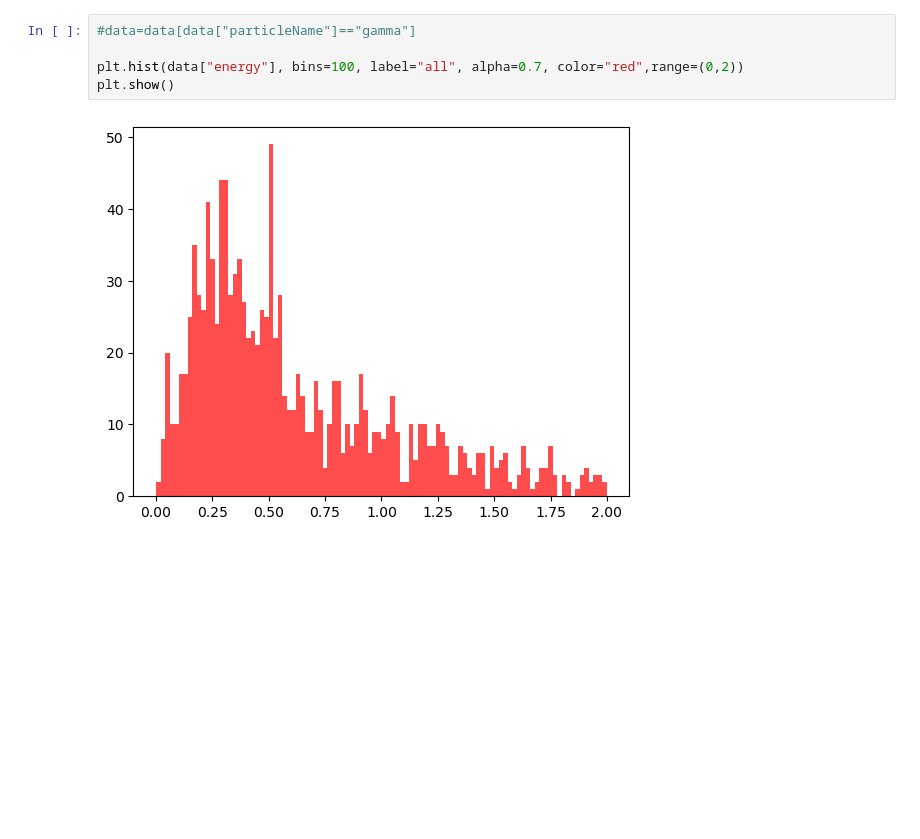
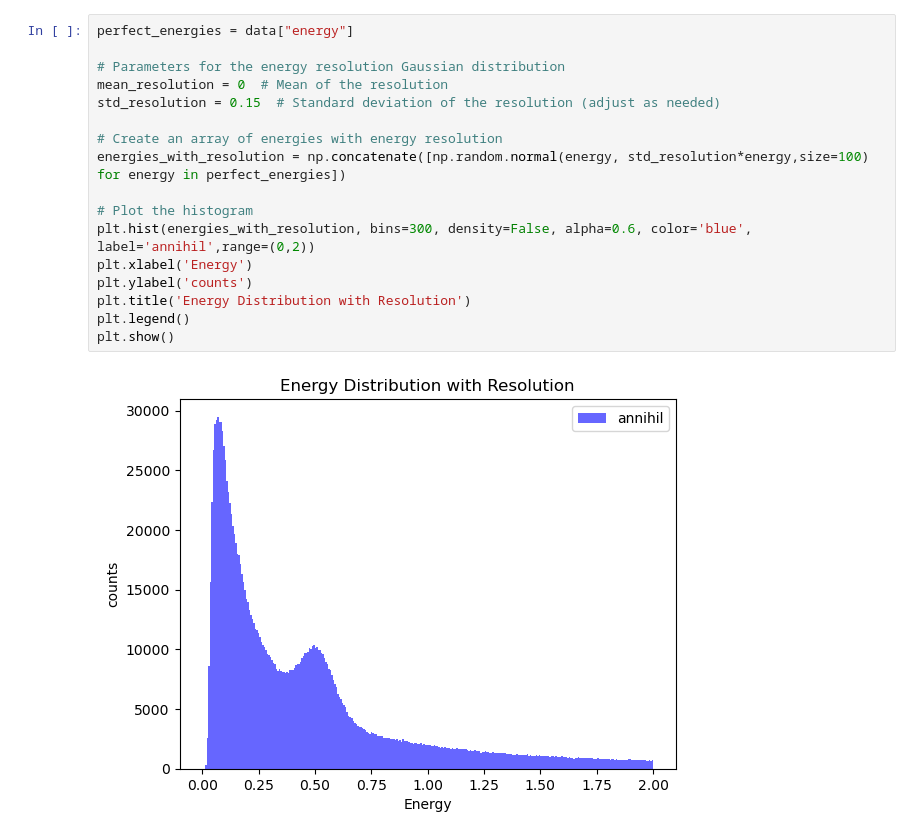
Before and after one commit to francescouni0/Online-Monitoring, a Jupyter notebook: Analysis.ipynb, the cells around one changed output. Drawn from its saved outputs; the diff is of its cells as text; blank space fills up the shorter version.

```diff
--- a/Analysis.ipynb
+++ b/Analysis.ipynb
@@ -140,10 +140,22 @@ plt.show()
-# %%
-#data=data[data["particleName"]=="gamma"]
-
-plt.hist(data["energy"], bins=100, label="all", alpha=0.7, color="red",range=(0,2))
-plt.show()
-# %% [output]
-[figure, removed]
+# %%
+perfect_energies = data["energy"]
+
+# Parameters for the energy resolution Gaussian distribution
+mean_resolution = 0  # Mean of the resolution
+std_resolution = 0.15  # Standard deviation of the resolution (adjust as needed)
+
+# Create an array of energies with energy resolution
+energies_with_resolution = np.concatenate([np.random.normal(energy, std_resolution*energy,size=100) for energy in perfect_energies])
+
+# Plot the histogram
+plt.hist(energies_with_resolution, bins=300, density=False, alpha=0.6, color='blue', label='annihil',range=(0,2))
+plt.xlabel('Energy')
+plt.ylabel('counts')
+plt.title('Energy Distribution with Resolution')
+plt.legend()
+plt.show()
+# %% [output]
+[figure, added]
 # %%
 import uproot
 import pandas as pd
```
Also changed, not shown: parts of 2 cells of this notebook, 3 other files.
